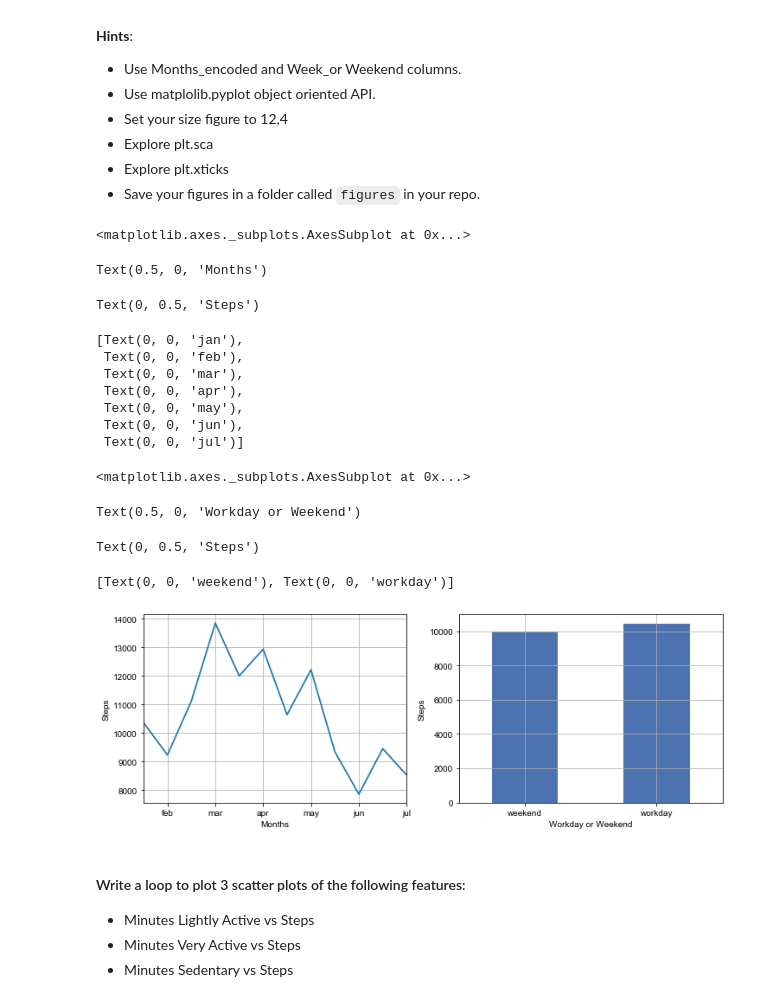
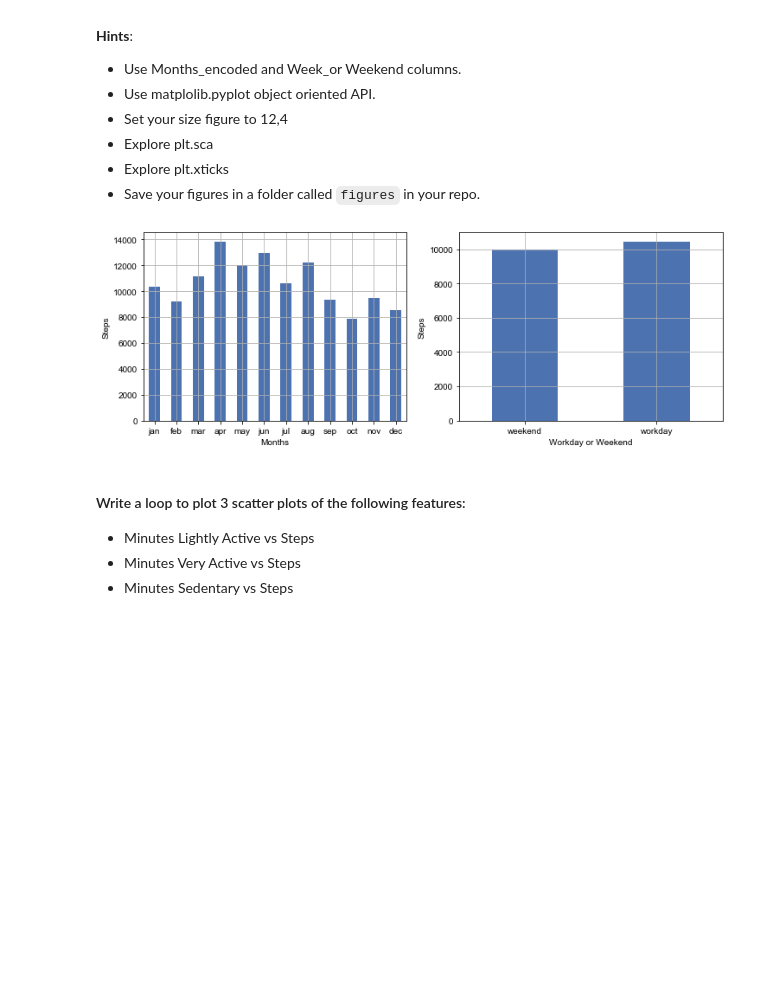
Before and after one commit to ta-datapt-bcn/lab-matplotlib-seaborn, a Jupyter notebook: your-code/main.ipynb, the cells around one changed output. Cells and saved outputs as stored; diff of their text form; code cells hidden in the pictures; blank space fills up the shorter version.

```diff
--- a/your-code/main.ipynb
+++ b/your-code/main.ipynb
@@ -188,0 +156,17 @@ Text(0.5, 1.0, 'A single plot')
+# %%
+# your code here
+
+y = x*x
+z = np.exp(x)
+
+fig, ax = plt.subplots()
+
+ax.plot(x, y, 'red')
+ax.plot(x, z, 'g--')
+ax.set_title('A single plot')
+
+
+plt.xscale('linear')
+plt.yscale('log')
+
+plt.legend(["this is z", "this is y"], loc = 'best')
@@ -223,49 +210,35 @@ How the average number of steps change by month. Use the appropriate visualizati
 
 fig, [ax1, ax2] = plt.subplots(1,2, figsize=(12,4)) #figure with two charts
 plt.style.use('seaborn')
 
 plt.sca(ax1)
 
 month = fitbit.groupby('Months_encoded')['Steps'].median()
-month.plot(kind='line', rot=0)
+month.plot(kind='bar', rot=0)
 plt.xlabel('Months')
 plt.ylabel('Steps')
 
 ticks = ['jan', 'feb', 'mar', 'apr', 'may', 'jun', 'jul', 'aug', 'sep', 'oct', 'nov', 'dec']
 ax1.set_xticklabels(ticks)
 
 
 
 # MEDIAN STEPS BY WORK_OR_WEEKEND
 # your code here
 
 plt.sca(ax2)
 
 week = fitbit.groupby('Work_or_Weekend')['Steps'].median()
 week.plot(kind='bar', rot=0)
 plt.xlabel('Workday or Weekend')
 plt.ylabel('Steps')
 
 ticks = ['weekend', 'workday']
 ax2.set_xticklabels(ticks)
 
 fig.savefig('./figures/steps.png', quality = 20)
 # %% [output]
-<matplotlib.axes._subplots.AxesSubplot at 0x...>
-Text(0.5, 0, 'Months')
-Text(0, 0.5, 'Steps')
-[Text(0, 0, 'jan'),
- Text(0, 0, 'feb'),
- Text(0, 0, 'mar'),
- Text(0, 0, 'apr'),
- Text(0, 0, 'may'),
- Text(0, 0, 'jun'),
- Text(0, 0, 'jul')]
-<matplotlib.axes._subplots.AxesSubplot at 0x...>
-Text(0.5, 0, 'Workday or Weekend')
-Text(0, 0.5, 'Steps')
-[Text(0, 0, 'weekend'), Text(0, 0, 'workday')]
-[figure, old version]
+[figure, new version]
 # %% [markdown]
 #### Write a loop to plot 3 scatter plots of the following features:
 
```
Also changed, not shown: parts of 30 cells of this notebook, 1 other file.
